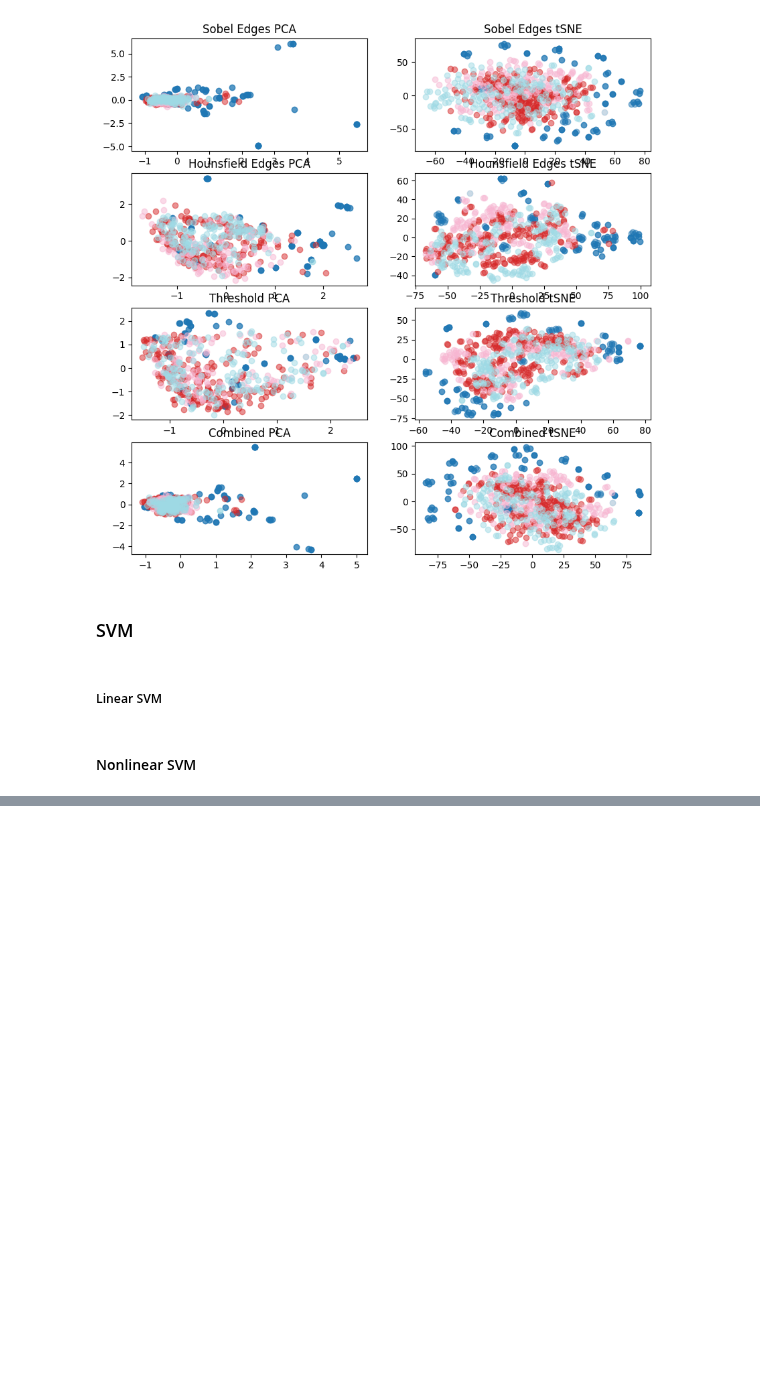
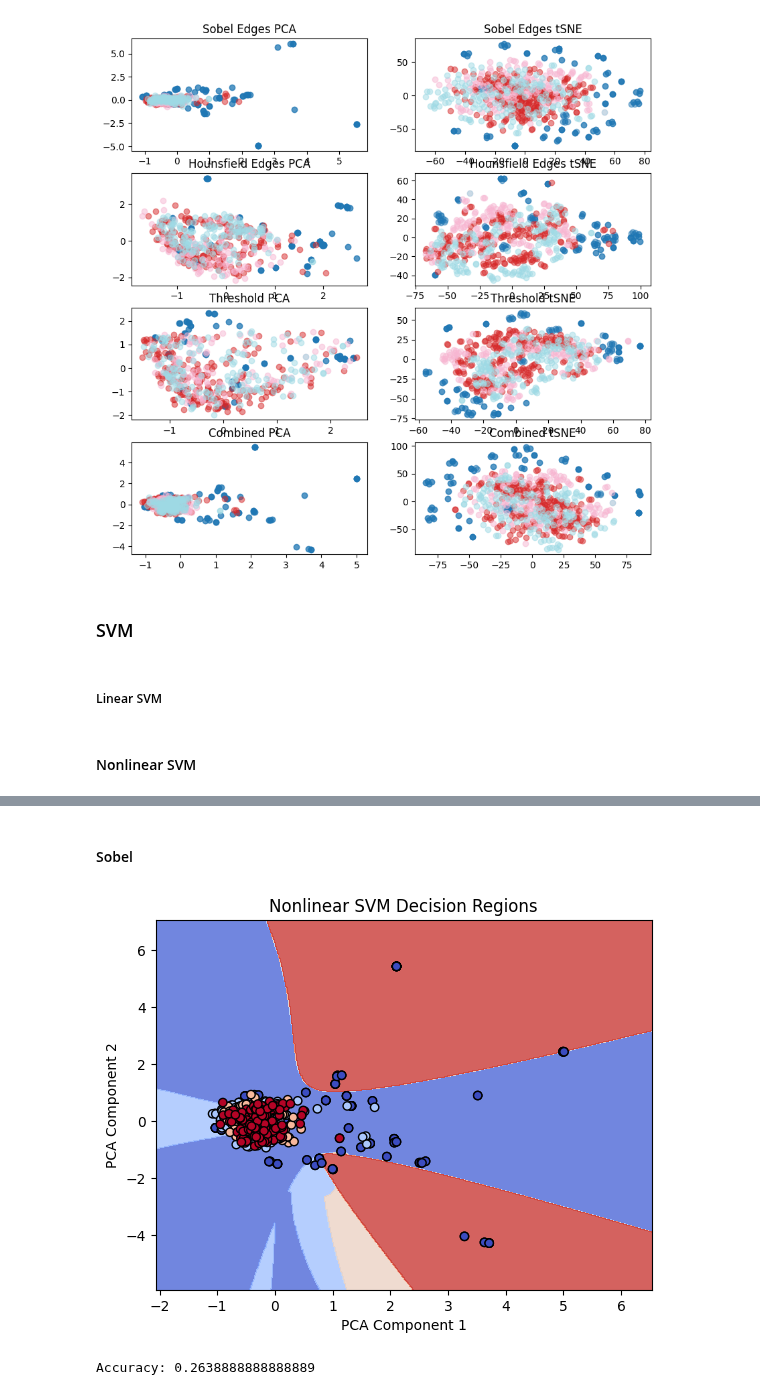
Before and after one commit to zacharyzimm/mids-281-final-project, a Jupyter notebook: SVM.ipynb, the cells around one changed output, grey strips where cells are left out. Drawn from its saved outputs; the diff is of its cells as text; code cells hidden in the pictures; blank space fills up the shorter version.

```diff
--- a/SVM.ipynb
+++ b/SVM.ipynb
@@ -195,0 +106,7 @@ Accuracy: 0.3055555555555556
+# %% [markdown]
+#### Sobel
+# %%
+nonlinear_svm(X_train_sobel_pca, train_labels, X_val_sobel_pca, valid_labels)
+# %% [output]
+[figure, added]
+Accuracy: 0.2638888888888889
```
Also changed, not shown: parts of 16 cells of this notebook, 2 other files.
